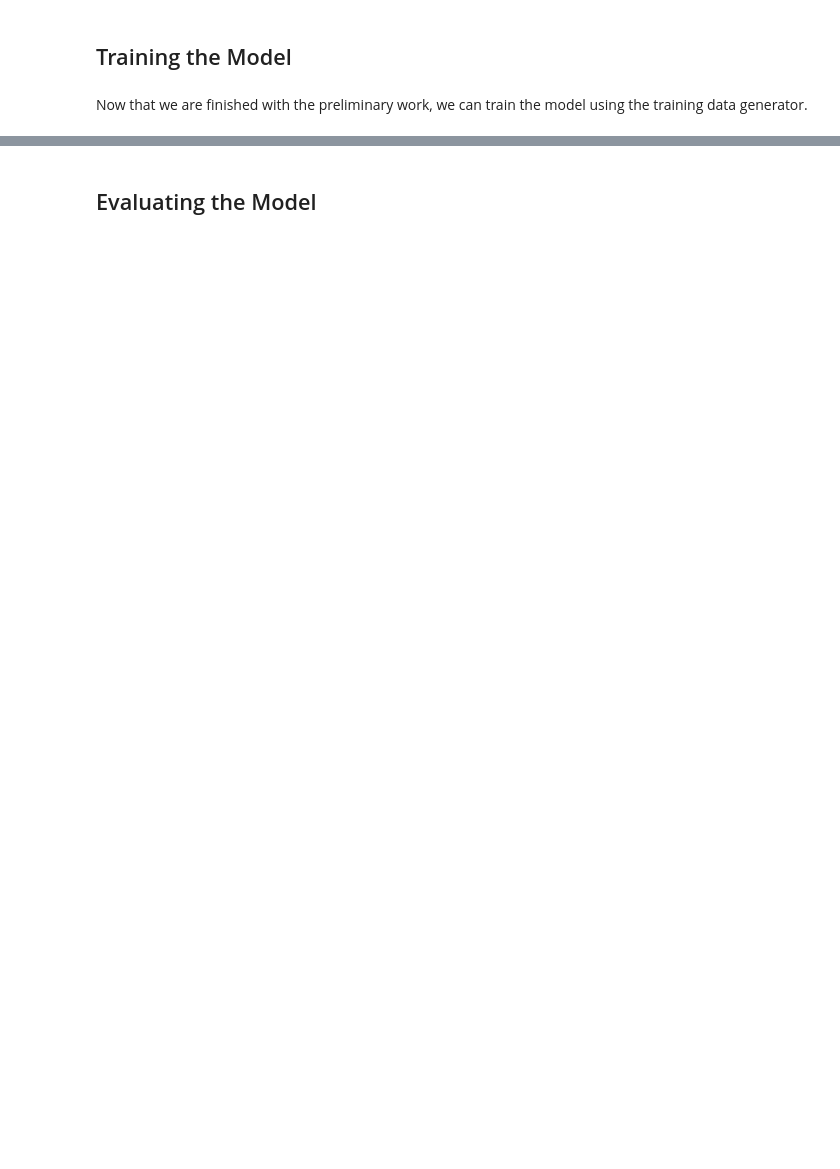
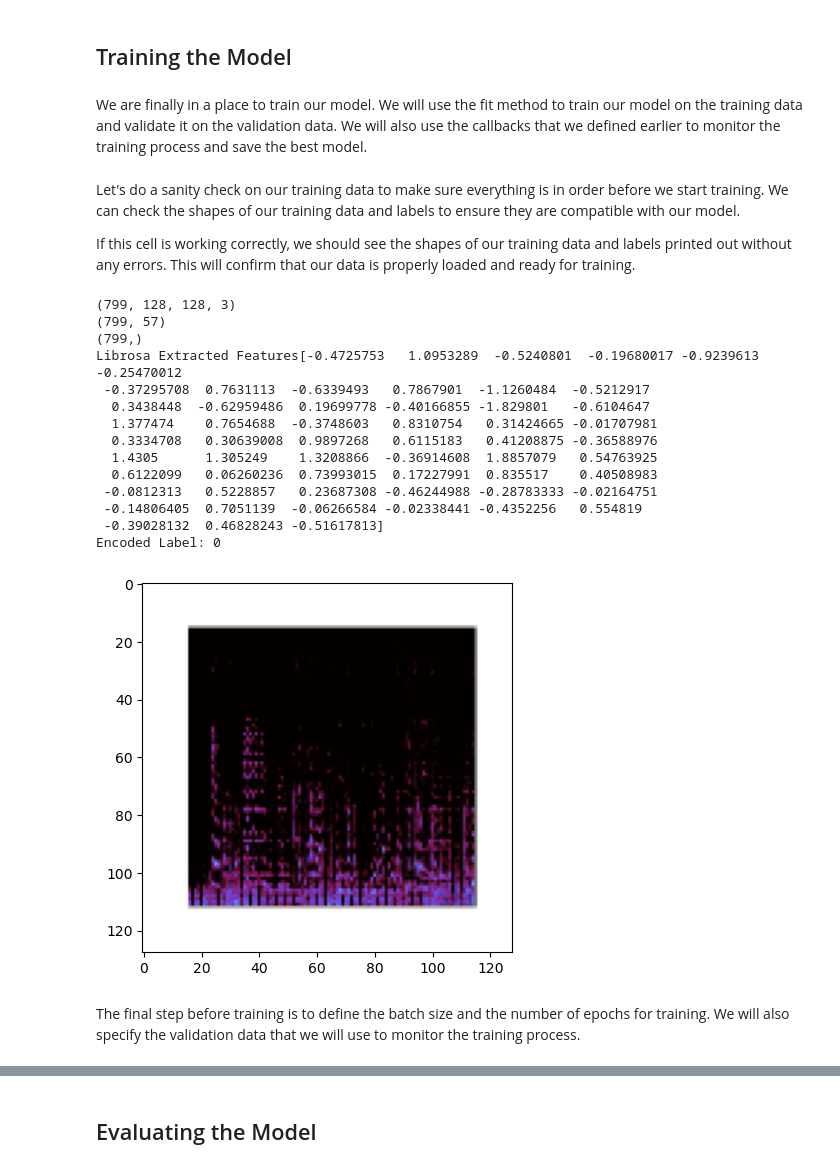
Before and after one commit to Jakub-Wittrock/ECE-579, a Jupyter notebook: Developmental/multi_input_neural_networks.ipynb, the cells around one changed output, grey strips where cells are left out. Cells and saved outputs as stored; diff of their text form; code cells hidden in the pictures; blank space fills up the shorter version.

Commit message:
Updated multi-modal network training script. Added OOP and currently functioning with librosa data & spectrograms

```diff
--- a/Developmental/multi_input_neural_networks.ipynb
+++ b/Developmental/multi_input_neural_networks.ipynb
@@ -233,0 +169,2 @@ val_ds   = make_dataset(val_df, training=False)
+# %%
+X_img_train, X_feat_train, y_train = load_multimodal_data(TRAIN_PATH, df)
@@ -233,0 +179,3 @@ val_ds   = make_dataset(val_df, training=False)
+# %%
+le = LabelEncoder()
+scaler = StandardScaler()
@@ -233,0 +184,10 @@ val_ds   = make_dataset(val_df, training=False)
+# %%
+y_train_encoded = le.fit_transform(y_train)
+X_feat_train_scaled = scaler.fit_transform(X_feat_train)
+
+X_img_train_norm = X_img_train.astype('float32') / 255.0
+# %%
+# Shuffle all arrays together so the indices still match
+X_img_train, X_feat_train, y_train_encoded = shuffle(
+    X_img_train_norm, X_feat_train_scaled, y_train_encoded, random_state=42
+)
@@ -234,4 +264,4 @@ val_ds   = make_dataset(val_df, training=False)
 # %% [markdown]
 ## Training the Model
-# %% [markdown]
-Now that we are finished with the preliminary work, we can train the model using the training data generator.
+# %% [markdown]
+We are finally in a place to train our model. We will use the fit method to train our model on the training data and validate it on the validation data. We will also use the callbacks that we defined earlier to monitor the training process and save the best model.
@@ -237,0 +271,32 @@ Now that we are finished with the preliminary work, we can train the model using
+# %% [markdown]
+Let's do a sanity check on our training data to make sure everything is in order before we start training. We can check the shapes of our training data and labels to ensure they are compatible with our model.
+
+If this cell is working correctly, we should see the shapes of our training data and labels printed out without any errors. This will confirm that our data is properly loaded and ready for training.
+# %%
+print(X_img_train_norm.shape)
+print(X_feat_train_scaled.shape)
+print(y_train_encoded.shape)
+
+plt.figure()
+plt.imshow(X_img_train[0])
+
+print(f"Librosa Extracted Features{X_feat_train_scaled[0]}")
+print(f"Encoded Label: {y_train_encoded[0]}")
+# %% [output]
+(799, 128, 128, 3)
+(799, 57)
+(799,)
+Librosa Extracted Features[-0.4725753   1.0953289  -0.5240801  -0.19680017 -0.9239613  -0.25470012
+ -0.37295708  0.7631113  -0.6339493   0.7867901  -1.1260484  -0.5212917
+  0.3438448  -0.62959486  0.19699778 -0.40166855 -1.829801   -0.6104647
+  1.377474    0.7654688  -0.3748603   0.8310754   0.31424665 -0.01707981
+  0.3334708   0.30639008  0.9897268   0.6115183   0.41208875 -0.36588976
+  1.4305      1.305249    1.3208866  -0.36914608  1.8857079   0.54763925
+  0.6122099   0.06260236  0.73993015  0.17227991  0.835517    0.40508983
+ -0.0812313   0.5228857   0.23687308 -0.46244988 -0.28783333 -0.02164751
+ -0.14806405  0.7051139  -0.06266584 -0.02338441 -0.4352256   0.554819
+ -0.39028132  0.46828243 -0.51617813]
+Encoded Label: 0
+[figure, added]
+# %% [markdown]
+The final step before training is to define the batch size and the number of epochs for training. We will also specify the validation data that we will use to monitor the training process.
```
Also changed, not shown: parts of 91 cells of this notebook, 1 other file.
